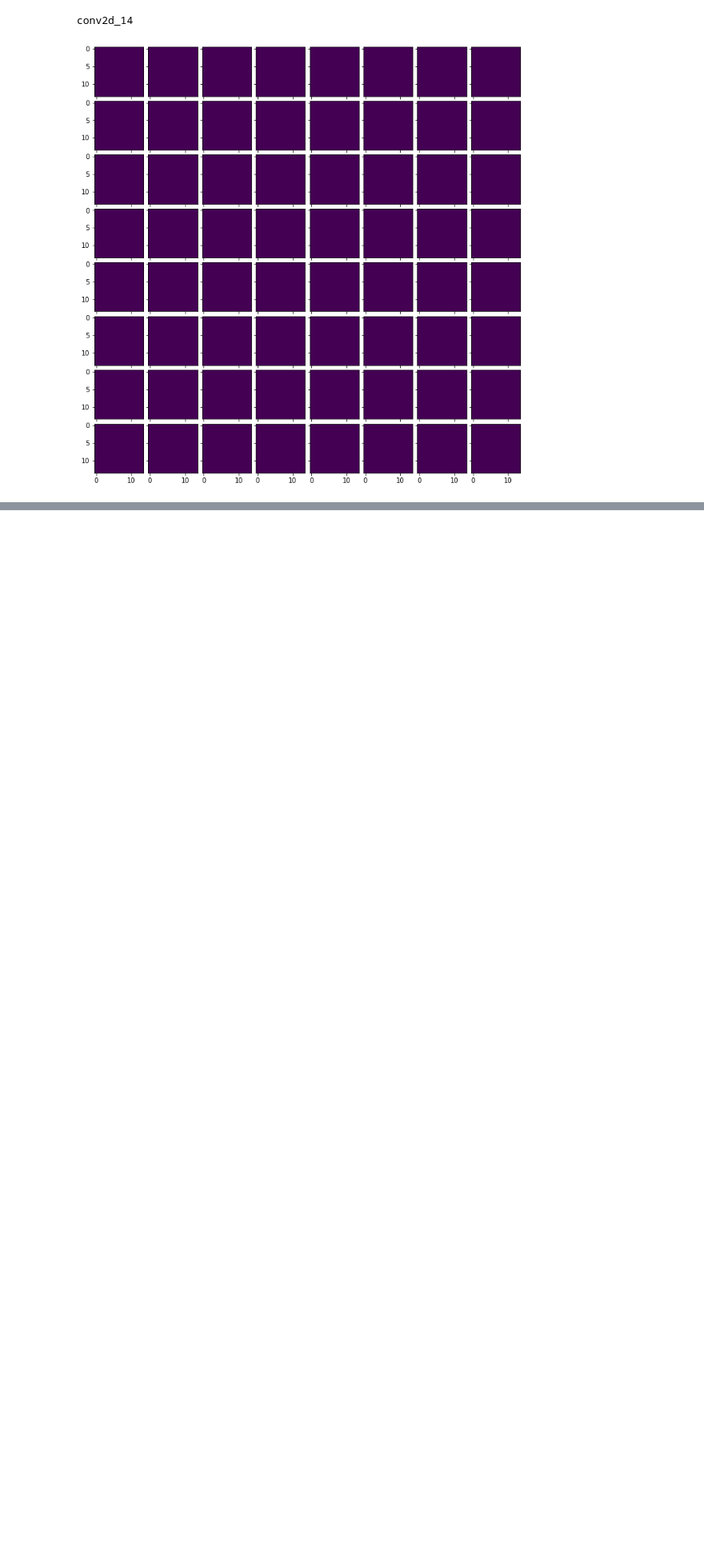
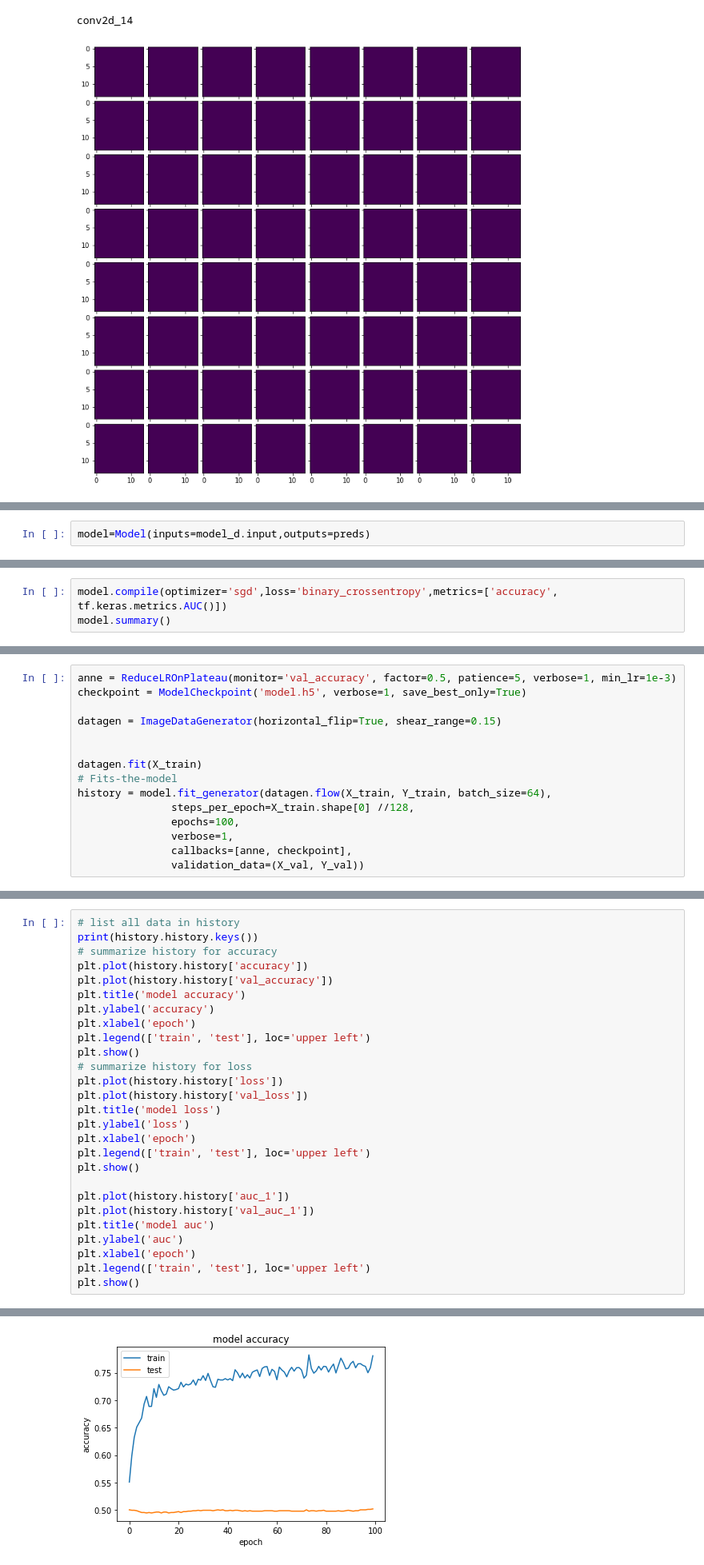
Before and after one commit to sowmen/Deepfake-Challenge-Kaggle, a Jupyter notebook: Logistic_Network_Baseline.ipynb, the cells around one changed output, grey strips where cells are left out. Shown at 80% size. Drawn from its saved outputs; the diff is of its cells as text; blank space fills up the shorter version.

```diff
--- a/Logistic_Network_Baseline.ipynb
+++ b/Logistic_Network_Baseline.ipynb
@@ -1349,0 +1452,2 @@ conv2d_14
+# %%
+model=Model(inputs=model_d.input,outputs=preds)
@@ -1349,0 +1460,3 @@ conv2d_14
+# %%
+model.compile(optimizer='sgd',loss='binary_crossentropy',metrics=['accuracy', tf.keras.metrics.AUC()])
+model.summary()
@@ -1349,0 +1481,15 @@ conv2d_14
+# %%
+anne = ReduceLROnPlateau(monitor='val_accuracy', factor=0.5, patience=5, verbose=1, min_lr=1e-3)
+checkpoint = ModelCheckpoint('model.h5', verbose=1, save_best_only=True)
+
+datagen = ImageDataGenerator(horizontal_flip=True, shear_range=0.15)
+
+
+datagen.fit(X_train)
+# Fits-the-model
+history = model.fit_generator(datagen.flow(X_train, Y_train, batch_size=64),
+               steps_per_epoch=X_train.shape[0] //128,
+               epochs=100,
+               verbose=1,
+               callbacks=[anne, checkpoint],
+               validation_data=(X_val, Y_val))
@@ -1349,0 +1514,28 @@ conv2d_14
+# %%
+# list all data in history
+print(history.history.keys())
+# summarize history for accuracy
+plt.plot(history.history['accuracy'])
+plt.plot(history.history['val_accuracy'])
+plt.title('model accuracy')
+plt.ylabel('accuracy')
+plt.xlabel('epoch')
+plt.legend(['train', 'test'], loc='upper left')
+plt.show()
+# summarize history for loss
+plt.plot(history.history['loss'])
+plt.plot(history.history['val_loss'])
+plt.title('model loss')
+plt.ylabel('loss')
+plt.xlabel('epoch')
+plt.legend(['train', 'test'], loc='upper left')
+plt.show()
+
+plt.plot(history.history['auc_1'])
+plt.plot(history.history['val_auc_1'])
+plt.title('model auc')
+plt.ylabel('auc')
+plt.xlabel('epoch')
+plt.legend(['train', 'test'], loc='upper left')
+plt.show()
+# %% [output]
@@ -1349,0 +1543 @@ conv2d_14
+[figure, added]
```
Also changed, not shown: parts of 27 cells of this notebook.
